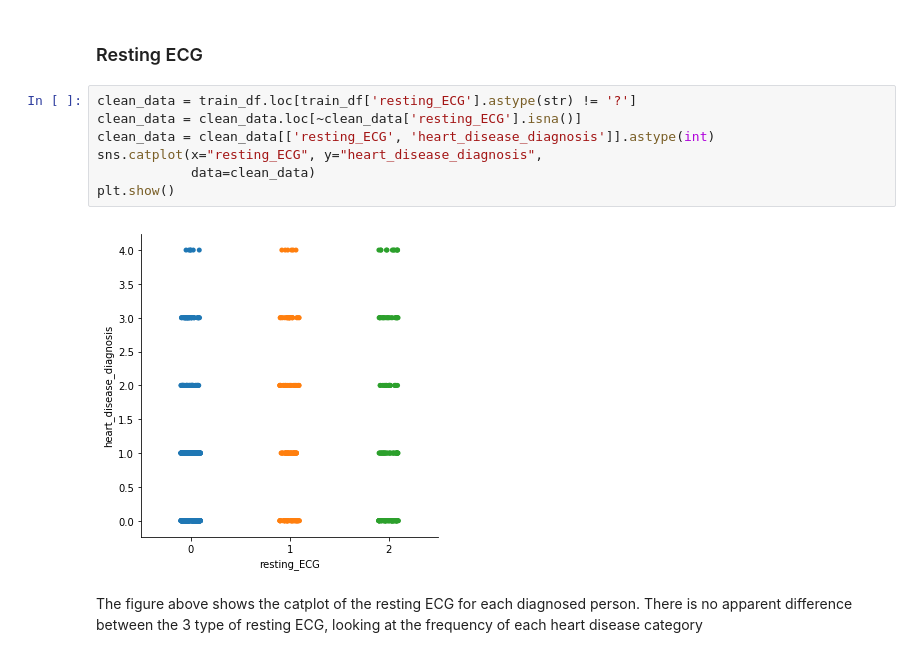
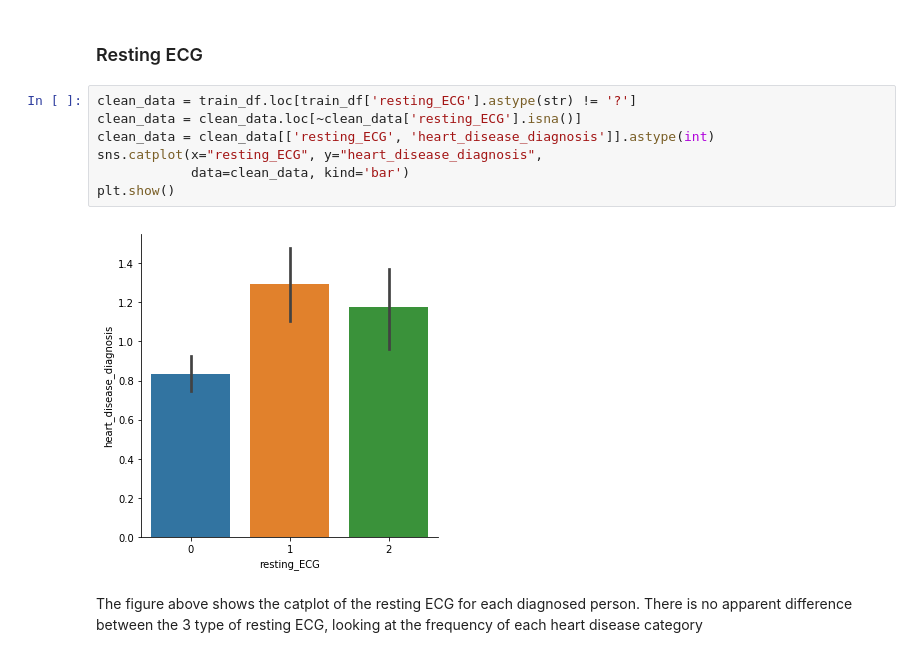
Before and after one commit to diwangs/IF3170_heart-disease-classification, a Jupyter notebook: notebooks/1. Exploratory Data Analysis.ipynb, the cells around one changed output. Drawn from its saved outputs; the diff is of its cells as text.

```diff
--- a/notebooks/1. Exploratory Data Analysis.ipynb
+++ b/notebooks/1. Exploratory Data Analysis.ipynb
@@ -245,12 +245,12 @@ The figure above shows the box plot of the serum cholestrol for each diagnosed p
 # %%
 clean_data = train_df.loc[train_df['resting_ECG'].astype(str) != '?']
 clean_data = clean_data.loc[~clean_data['resting_ECG'].isna()]
 clean_data = clean_data[['resting_ECG', 'heart_disease_diagnosis']].astype(int)
 sns.catplot(x="resting_ECG", y="heart_disease_diagnosis",
-            data=clean_data)
+            data=clean_data, kind='bar')
 plt.show()
 # %% [output]
-[figure, old version]
+[figure, new version]
 # %% [markdown]
 The figure above shows the catplot of the resting ECG for each diagnosed person. There is no apparent difference between the 3 type of resting ECG, looking at the frequency of each heart disease category
 # %% [markdown]
```
Also changed, not shown: parts of 6 cells of this notebook, 5 other files.
